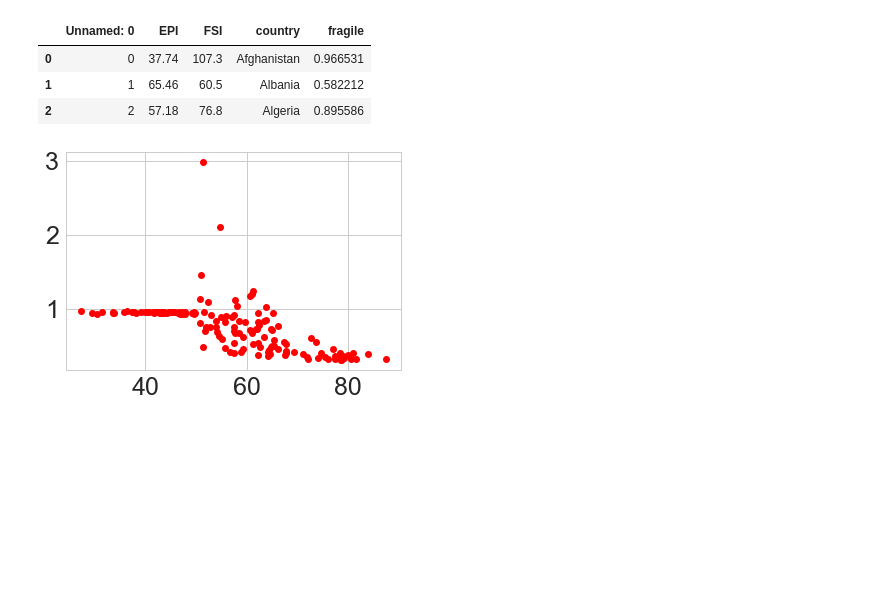
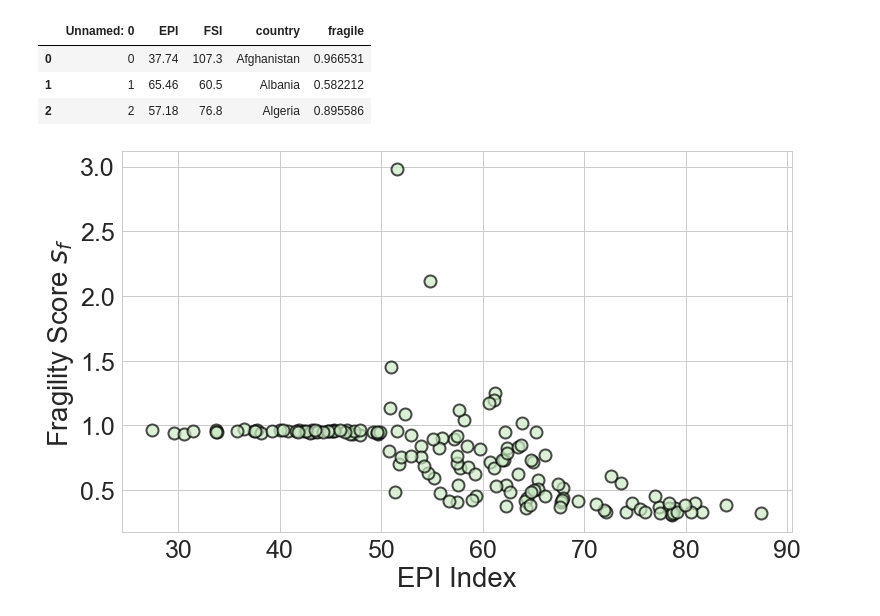
Before and after one commit to rhythmswing/ClimateFragility, a Jupyter notebook: Visual/Untitled.ipynb, the cells around one changed output. Saved outputs shown, nothing was run; the diff lists cells and outputs as text; code cells hidden in the pictures; blank space fills up the shorter version.

```diff
--- a/Visual/Untitled.ipynb
+++ b/Visual/Untitled.ipynb
@@ -31,6 +31,7 @@ def GroupIt(df):
 
 from matplotlib.colors import ListedColormap
 
+pal = sns.color_palette("GnBu", 3)
 cmap = ListedColormap(sns.color_palette("GnBu", 3).as_hex())
 rcmap = ListedColormap(sns.color_palette("GnBu_r", 3).as_hex())
 # %%
@@ -87,8 +88,16 @@ df_frag.head(3)
 | 0 | 0 | 37.74 | 107.3 | Afghanistan | 0.966531 |
 | 1 | 1 | 65.46 | 60.5 | Albania | 0.582212 |
 | 2 | 2 | 57.18 | 76.8 | Algeria | 0.895586 |
-# %%
-plt.plot(df_frag['EPI'],df_frag['fragile'],'ro')
-plt.show()
-# %% [output]
-[figure, removed]
+# %%
+markeredgewidth=2
+markersize=12
+# %%
+plt.figure(figsize=(12,7))
+plt.plot(df_frag['EPI'],df_frag['fragile'],'o',c=pal[0],markeredgecolor='k', markeredgewidth=markeredgewidth,markersize=markersize,alpha=.7)
+plt.xlabel('EPI Index')
+plt.ylabel(r'Fragility Score $s_f$')
+plt.savefig('epifs.pdf',bbox_inches='tight')
+plt.savefig('../Paper/figs/epifs.pdf',bbox_inches='tight')
+plt.show()
+# %% [output]
+[figure, added]
```
Also changed, not shown: parts of 1 cell of this notebook, 9 other files.
